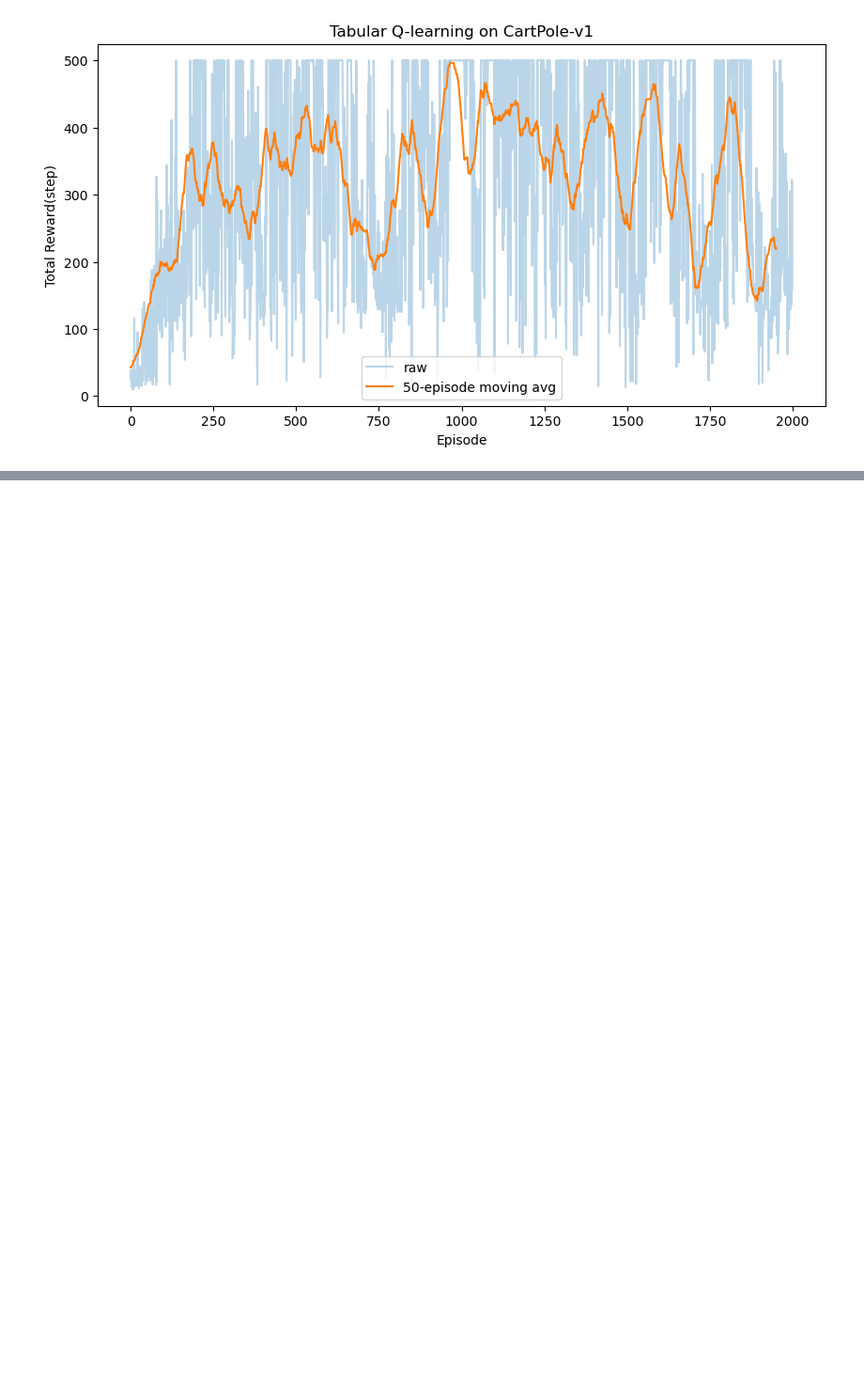
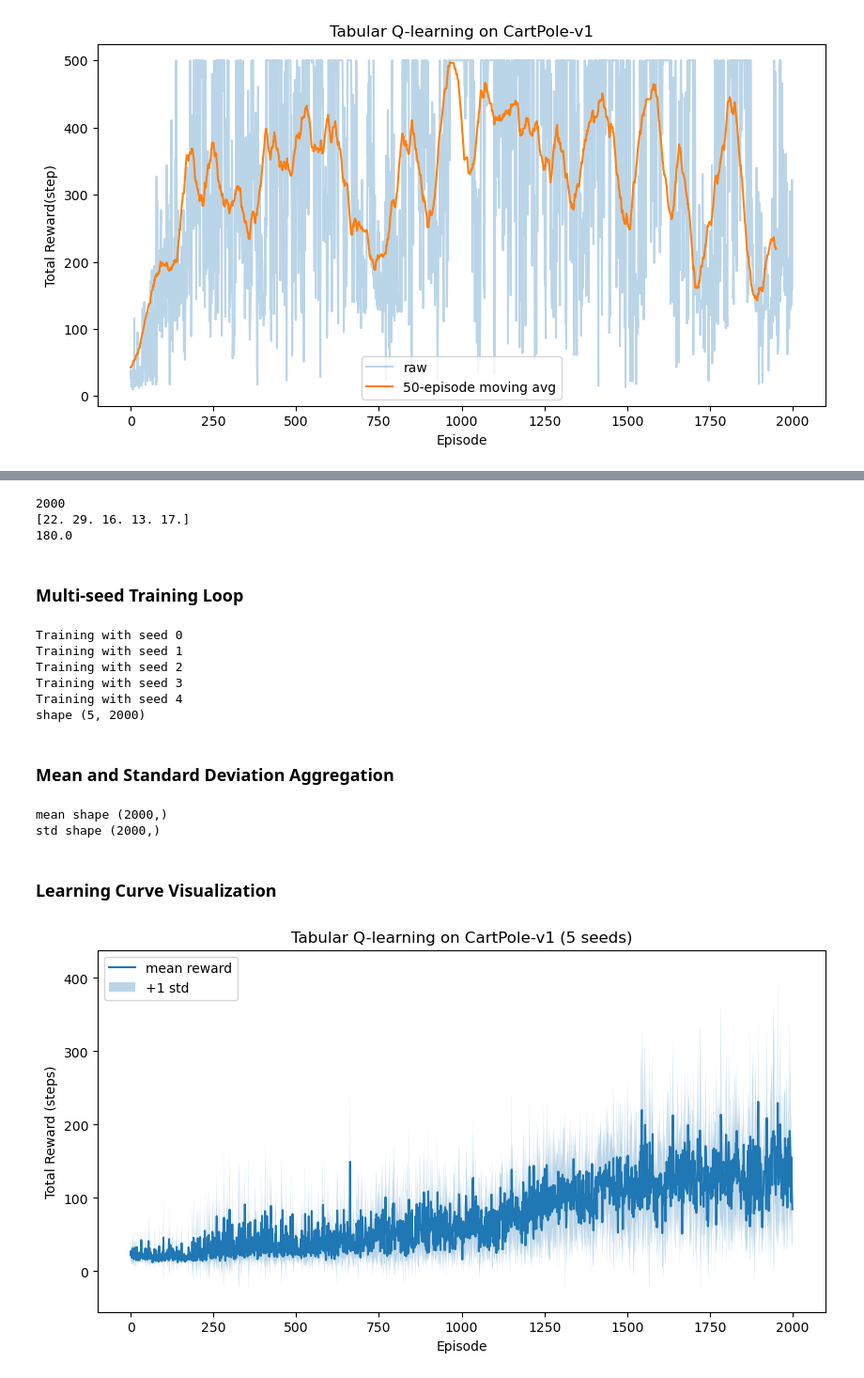
Before and after one commit to caihongyu-rl/cartpole-to-dqn-reinforcement-learning, a Jupyter notebook: notebooks/01_rl_basics.ipynb, the cells around one changed output, grey strips where cells are left out. Shown at 94% size. Drawn from its saved outputs; the diff is of its cells as text; code cells hidden in the pictures; blank space fills up the shorter version.

Commit message:
multi-seed Q-learning with learning curve visualization

```diff
--- a/notebooks/01_rl_basics.ipynb
+++ b/notebooks/01_rl_basics.ipynb
@@ -458,0 +566,67 @@ plt.show()
+# %%
+rewards = train(0)
+print(len(rewards))
+print(rewards[:5])
+print(max(rewards))
+# %% [output]
+2000
+[22. 29. 16. 13. 17.]
+180.0
+# %% [markdown]
+### Multi-seed Training Loop
+# %%
+seeds = [0, 1, 2, 3, 4]
+all_rewards = []
+
+for seed in seeds:
+    print(f"Training with seed {seed}")
+    rewards = train(seed)
+    all_rewards.append(rewards)
+
+all_rewards = np.array(all_rewards)
+
+print("shape", all_rewards.shape)
+# %% [output]
+Training with seed 0
+Training with seed 1
+Training with seed 2
+Training with seed 3
+Training with seed 4
+shape (5, 2000)
+# %% [markdown]
+### Mean and Standard Deviation Aggregation
+# %%
+mean_rewards = all_rewards.mean(axis = 0)
+std_rewards = all_rewards.std(axis = 0)
+
+print("mean shape", mean_rewards.shape)
+print("std shape", std_rewards.shape)
+# %% [output]
+mean shape (2000,)
+std shape (2000,)
+# %% [markdown]
+### Learning Curve Visualization
+# %%
+import matplotlib.pyplot as plt
+
+episodes = np.arange(len(mean_rewards))
+
+plt.figure(figsize = (10, 5))
+plt.plot(episodes, mean_rewards, label = "mean reward")
+
+plt.fill_between(
+    episodes,
+    mean_rewards - std_rewards,
+    mean_rewards + std_rewards,
+    alpha = 0.3,
+    label = "+1 std"
+)
+
+plt.xlabel("Episode")
+plt.ylabel("Total Reward (steps)")
+plt.title("Tabular Q-learning on CartPole-v1 (5 seeds)")
+plt.legend()
+plt.savefig("../results/qlearning_cartpole_multiseed.png")
+plt.show()
+# %% [output]
+[figure, added]
```
Also changed, not shown: parts of 12 cells of this notebook, 1 other file.
